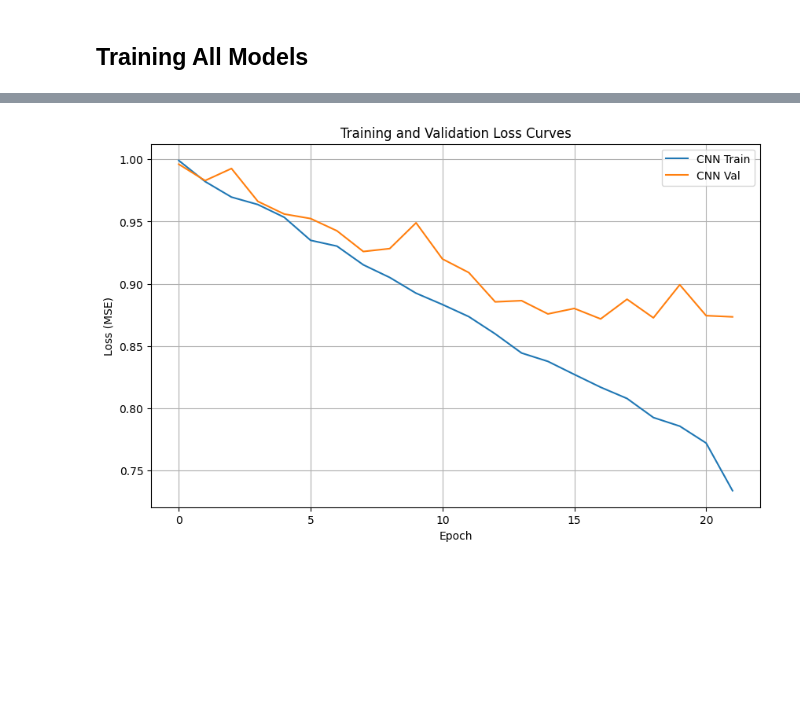
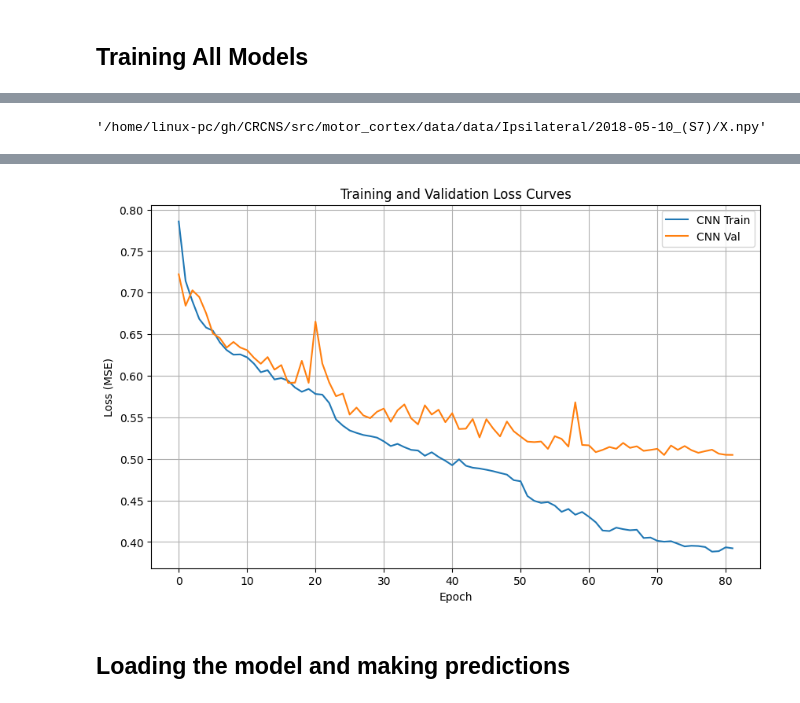
Before and after one commit to efwoods/CRCNS, a Jupyter notebook: data_analysis.ipynb, the cells around one changed output, grey strips where cells are left out. Saved outputs shown, nothing was run; the diff lists cells and outputs as text; code cells hidden in the pictures; blank space fills up the shorter version.

```diff
--- a/data_analysis.ipynb
+++ b/data_analysis.ipynb
@@ -345,7 +457,7 @@ ecog_data_file_l[6]
 # %%
-# current_ecog_data_file = ecog_data_file_l[6]
-# current_motion_data_file = motion_data_file_l[6]
-# preprocessor = PreprocessData(current_ecog_data_file, current_motion_data_file)
-# X, y = preprocessor.process()
-# preprocessor.save()
+current_ecog_data_file = ecog_data_file_l[8]
+current_motion_data_file = motion_data_file_l[8]
+preprocessor = PreprocessData(current_ecog_data_file, current_motion_data_file)
+X, y = preprocessor.process()
+preprocessor.save()
 # %% [output]
@@ -649,6 +807,61 @@ Epoch 20 | Train Loss: 0.3853 | Val.Loss: 1.0555
+# %%
+test_list_X[0]
+# %% [output]
+'/home/linux-pc/gh/CRCNS/src/motor_cortex/data/data/Ipsilateral/2018-05-10_(S7)/X.npy'
 # %%
 # Example usage:
 device = torch.device("cuda" if torch.cuda.is_available() else "cpu")
+
+# Define Training and Test data
+# Read in the data
+processed_data_l_X = glob(os.path.join('/home/linux-pc/gh/CRCNS/src/motor_cortex/data/data/', '**', "**", "X.npy"))
+processed_data_l_y = glob(os.path.join('/home/linux-pc/gh/CRCNS/src/motor_cortex/data/data/', '**', "**", "y.npy"))
+# Define K-fold sets
+test_list_X = []
+train_list_X = []
+test_list_y = []
+train_list_y = []
+
+for i in range(len(processed_data_l_X)):
+    test_list_X.append(processed_data_l_X[i])
+    test_list_y.append(processed_data_l_y[i])
+    train_X = [x for idx, x in enumerate(processed_data_l_X) if idx != i]
+    train_y = [y for idx, y in enumerate(processed_data_l_y) if idx != i]
+    train_list_X.append(train_X)
+    train_list_y.append(train_y)
+
+
+# Load a single specific dataset
+# K-Fold 0 uses session 7 as the test set:
+KFOLD = 0
+SESSION_SET = 6
+
+"""
+['/home/linux-pc/gh/CRCNS/src/motor_cortex/data/data/Ipsilateral/2018-05-24_(S10)/X.npy', 0
+ '/home/linux-pc/gh/CRCNS/src/motor_cortex/data/data/Ipsilateral/2018-04-29_(S1)/X.npy', 1
+ '/home/linux-pc/gh/CRCNS/src/motor_cortex/data/data/Ipsilateral/2018-05-06_(S6)/X.npy', 2
+ '/home/linux-pc/gh/CRCNS/src/motor_cortex/data/data/Ipsilateral/2018-05-03_(S5)/X.npy', 3
+ '/home/linux-pc/gh/CRCNS/src/motor_cortex/data/data/Ipsilateral/2018-05-03_(S3)/X.npy', 4
+ '/home/linux-pc/gh/CRCNS/src/motor_cortex/data/data/Ipsilateral/2018-05-03_(S4)/X.npy', 5
+ '/home/linux-pc/gh/CRCNS/src/motor_cortex/data/data/Ipsilateral/2018-05-10_(S8)/X.npy', 6
+ '/home/linux-pc/gh/CRCNS/src/motor_cortex/data/data/Ipsilateral/2018-05-17_(S9)/X.npy', 7
+ '/home/linux-pc/gh/CRCNS/src/motor_cortex/data/data/Ipsilateral/2018-04-29_(S2)/X.npy'] 8
+"""
+
+X = np.load(train_list_X[KFOLD][SESSION_SET])
+y = np.load(train_list_y[KFOLD][SESSION_SET])
+
+# X = np.load(test_list_X[0]) # Identify the test set
+# y = np.load(test_list_y[0]) # Identify the test set
+
+# Creating Train and Validation Sets
+dataset = EcogMotionDataset(X, y)
+train_size = int(0.8 * len(dataset))
+val_size = len(dataset) - train_size
+train_ds, val_ds = random_split(dataset, [train_size, val_size])
+
+train_loader = DataLoader(train_ds, batch_size=64, shuffle=True)
+val_loader = DataLoader(val_ds, batch_size=64)
 
 # Assuming train_loader, val_loader, criterion are defined
 
@@ -660,9 +873,7 @@ device = torch.device("cuda" if torch.cuda.is_available() else "cpu")
 # 2. CNN
 cnn_model = EcogToMotionNet()
 criterion = nn.MSELoss()
-cnn_optimizer = torch.optim.Adam(cnn_model.parameters(), lr=1e-3,  weight_decay=1e-4)
-scheduler = torch.optim.lr_scheduler.ReduceLROnPlateau(cnn_optimizer, mode='min', patience=3, factor=0.5)
-cnn_train_losses, cnn_val_losses = train_model(cnn_model, train_loader, val_loader, criterion, cnn_optimizer, device, epochs=40, model_name="CNN", scheduler=scheduler)
+cnn_train_losses, cnn_val_losses = train_model(cnn_model, train_loader, val_loader,device, epochs=100, model_name="CNN")
 
 # 3. Linear
 # input_channels = X.shape[2]
@@ -698 +909,3 @@ Early stopping at epoch 22
-[figure, old version]
+[figure, new version]
+# %% [markdown]
+## Loading the model and making predictions
```
Also changed, not shown: parts of 26 cells of this notebook, 11 other files.
